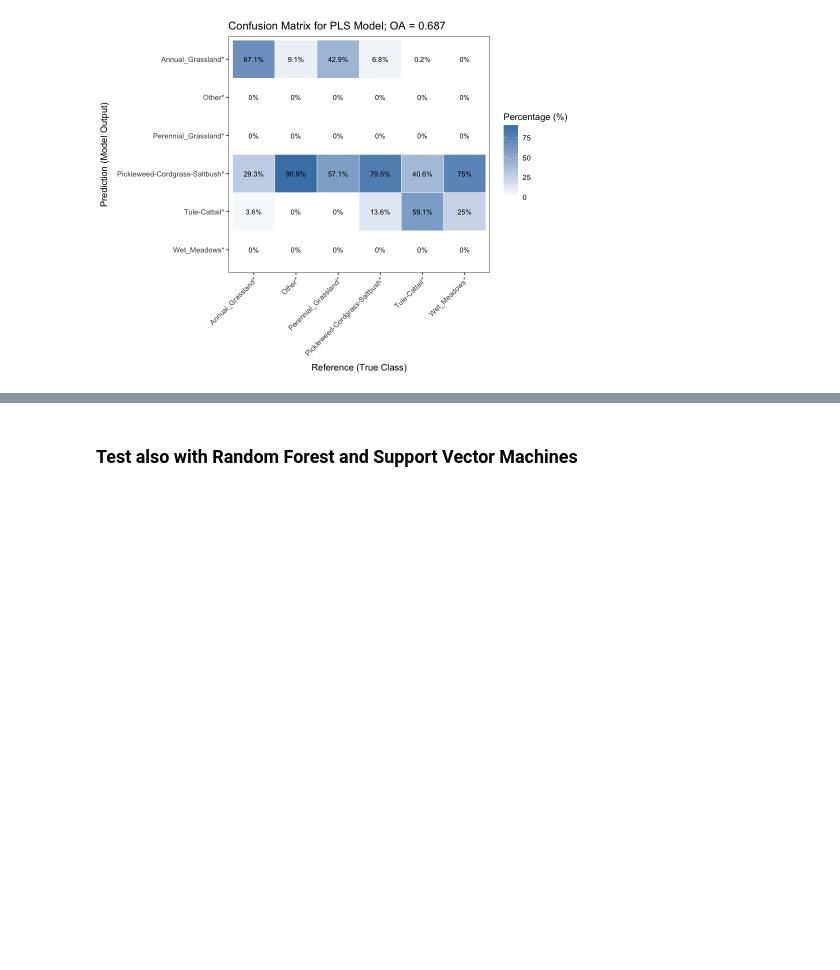
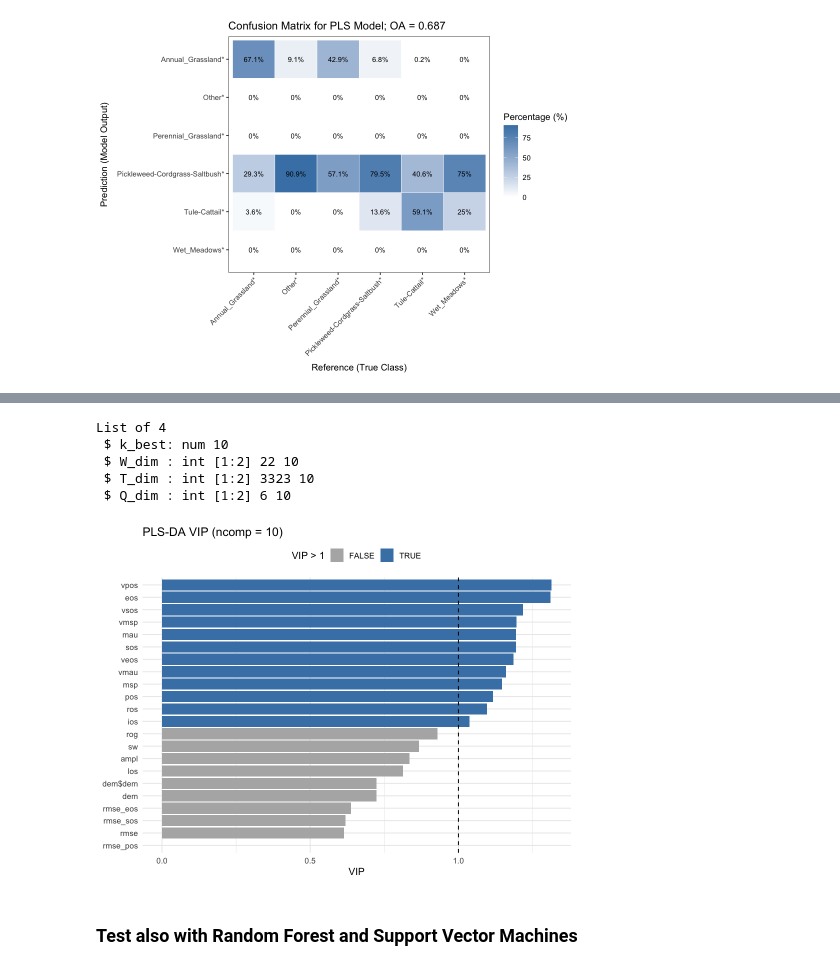
Before and after one commit to JavierLopatin/Wetland_Phenology_Python, a Jupyter notebook: 6. VariableImportance.ipynb, the cells around one changed output, grey strips where cells are left out. Drawn from its saved outputs; the diff is of its cells as text; code cells hidden in the pictures; blank space fills up the shorter version.

```diff
--- a/6. VariableImportance.ipynb
+++ b/6. VariableImportance.ipynb
@@ -344,3 +419,70 @@ ggplot(data = cmat, aes(x = Reference_name, y = Prediction_name)) +
+# %%
+str(list(
+  k_best   = PLS_veg$bestTune$ncomp,
+  W_dim    = dim(PLS_veg$finalModel$loading.weights),
+  T_dim    = dim(PLS_veg$finalModel$scores),
+  Q_dim    = dim(PLS_veg$finalModel$Yloadings)
+))
+# %% [output]
+List of 4
+ $ k_best: num 10
+ $ W_dim : int [1:2] 22 10
+ $ T_dim : int [1:2] 3323 10
+ $ Q_dim : int [1:2] 6 10
+# %%
+# VIP for pls::mvr object (multi-class OK) — handles dims:
+# W: p × A, T: n × A, Yloadings (Q): q × A  (responses × components)
+vip_pls_safe <- function(mvr_obj, ncomp = NULL) {
+  # components actually stored
+  Amax <- ncol(mvr_obj$loading.weights)
+  if (is.null(ncomp)) ncomp <- Amax
+  A <- min(ncomp, Amax)
+
+  # Extract pieces
+  W  <- mvr_obj$loading.weights[, 1:A, drop = FALSE]   # p × A
+  Tt <- mvr_obj$scores[,           1:A, drop = FALSE]  # n × A
+
+  Q  <- mvr_obj$Yloadings
+  # Ensure matrix; in binary/1-comp cases it can degrade
+  if (is.null(dim(Q))) Q <- matrix(Q, nrow = 1)
+  Q  <- Q[, 1:A, drop = FALSE]                         # q × A  (NOTE: columns = components)
+
+  # SSY per component (sum over responses)
+  SS <- colSums(Tt^2) * colSums(Q^2)                   # length A
+  SS <- SS / sum(SS)                                   # normalize to weights
+
+  p  <- nrow(W)
+  vip <- sqrt(p * rowSums(W^2 %*% diag(SS)))           # p-vector
+  names(vip) <- rownames(W)
+  vip
+}
+
+
+# VIP plot
+k_best <- PLS_veg$bestTune$ncomp # optimal components
+Amax   <- ncol(PLS_veg$finalModel$loading.weights) # max available components
+k_use  <- min(k_best, Amax) # use this many components
+
+# VIP scores
+vip <- vip_pls_safe(PLS_veg$finalModel, ncomp = k_use)
+
+# Plot
+vip_df <- data.frame(var = names(vip), VIP = as.numeric(vip))
+vip_df <- vip_df[order(-vip_df$VIP), ]
+
+vip_df$important <- vip_df$VIP > 1
+ggplot(vip_df, aes(x = reorder(var, VIP), y = VIP, fill = important)) +
+  geom_col() +
+  scale_fill_manual(values = c("FALSE" = "grey70", "TRUE" = "steelblue")) +
+  geom_hline(yintercept = 1, linetype = 2) +
+  coord_flip() +
+  labs(x = NULL, y = "VIP", fill = "VIP > 1",
+       title = sprintf("PLS-DA VIP (ncomp = %d)", k_use)) +
+  theme_minimal(base_size = 12) +
+  theme(legend.position = "top")
+ggsave("outputs/PLS_VIP_veg.png", width = 8, height = 6, dpi = 300)
+# %% [output]
+[figure, added]
 # %% [markdown]
 ### Test also with Random Forest and Support Vector Machines
 # %%
```
Also changed, not shown: parts of 5 cells of this notebook, 12 other files.
